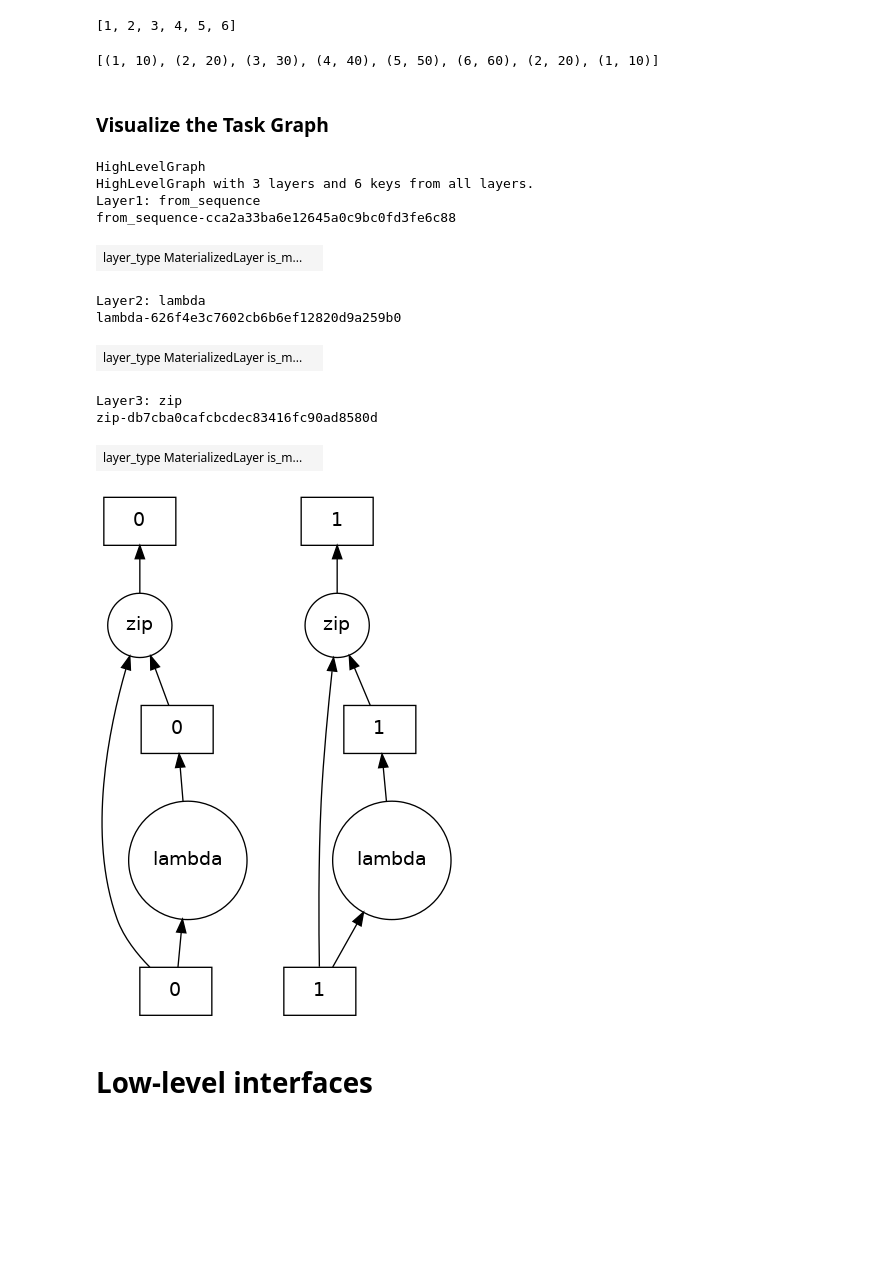
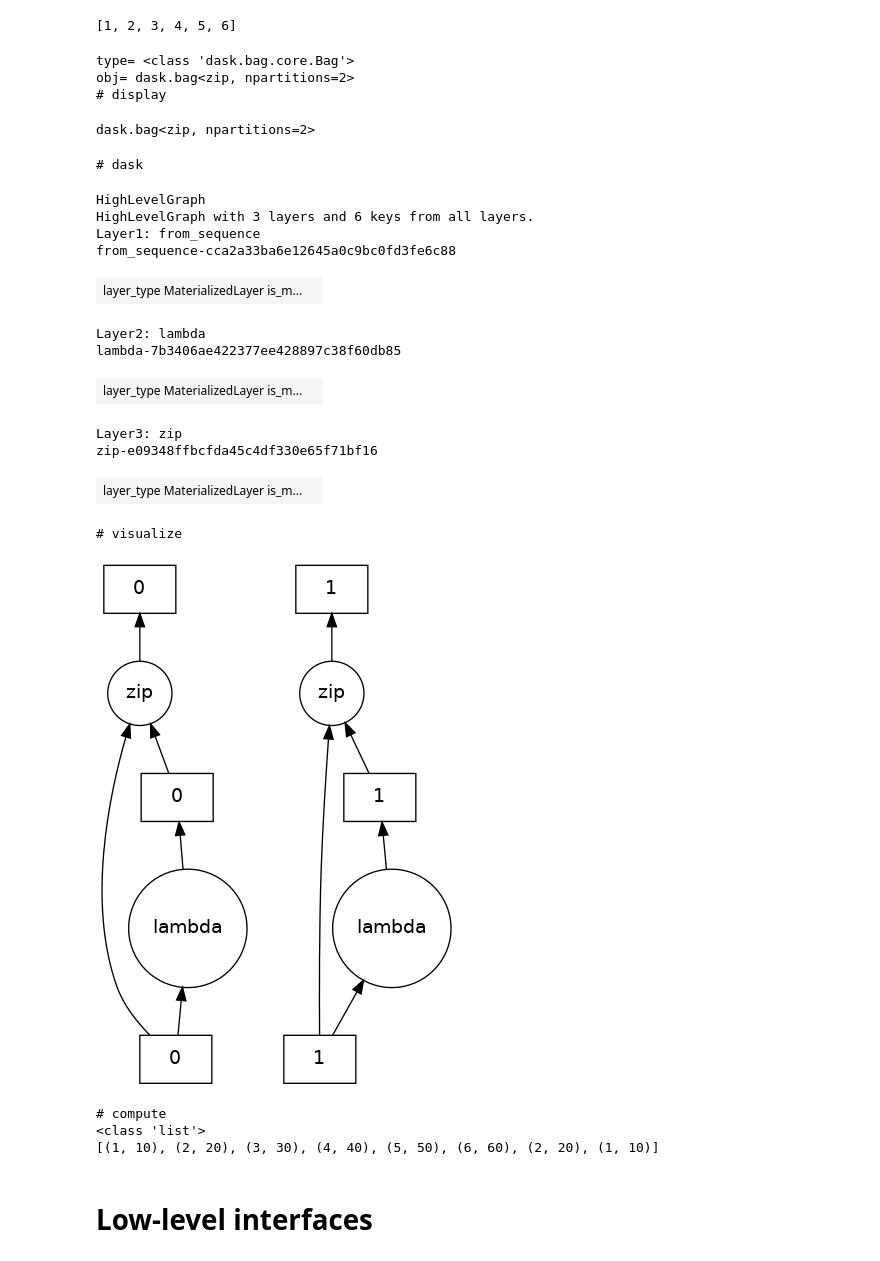
Before and after one commit to gpsaggese/umd_data605, a Jupyter notebook: tutorials/tutorial_dask/Dask_tutorial.ipynb, the cells around one changed output. Cells and saved outputs as stored; diff of their text form; code cells hidden in the pictures; blank space fills up the shorter version.

```diff
--- a/tutorials/tutorial_dask/Dask_tutorial.ipynb
+++ b/tutorials/tutorial_dask/Dask_tutorial.ipynb
@@ -681,30 +733,30 @@ b.distinct().compute()
 # %% [output]
 [1, 2, 3, 4, 5, 6]
 # %%
-c = db.zip(b, b.map(lambda x: x * 10))
-c.compute()
+obj = db.zip(b, b.map(lambda x: x * 10))
+print_dask(obj)
 # %% [output]
-[(1, 10), (2, 20), (3, 30), (4, 40), (5, 50), (6, 60), (2, 20), (1, 10)]
+type= <class 'dask.bag.core.Bag'>
+obj= dask.bag<zip, npartitions=2>
+# display
+dask.bag<zip, npartitions=2>
+# dask
+HighLevelGraph
+HighLevelGraph with 3 layers and 6 keys from all layers.
+Layer1: from_sequence
+from_sequence-cca2a33ba6e12645a0c9bc0fd3fe6c88
+| layer_type MaterializedLayer is_m... |  |
+Layer2: lambda
+lambda-7b3406ae422377ee428897c38f60db85
+| layer_type MaterializedLayer is_m... |  |
+Layer3: zip
+zip-e09348ffbcfda45c4df330e65f71bf16
+| layer_type MaterializedLayer is_m... |  |
+# visualize
+[figure, added]
+# compute
+<class 'list'>
+[(1, 10), (2, 20), (3, 30), (4, 40), (5, 50), (6, 60), (2, 20), (1, 10)]
-# %% [markdown]
-### Visualize the Task Graph
-# %%
-c.dask
-# %% [output]
-HighLevelGraph
-HighLevelGraph with 3 layers and 6 keys from all layers.
-Layer1: from_sequence
-from_sequence-cca2a33ba6e12645a0c9bc0fd3fe6c88
-| layer_type MaterializedLayer is_m... |  |
-Layer2: lambda
-lambda-626f4e3c7602cb6b6ef12820d9a259b0
-| layer_type MaterializedLayer is_m... |  |
-Layer3: zip
-zip-db7cba0cafcbcdec83416fc90ad8580d
-| layer_type MaterializedLayer is_m... |  |
-# %%
-c.visualize()
-# %% [output]
-[figure, removed]
 # %% [markdown]
 # Low-level interfaces
 # %% [markdown]
```
Also changed, not shown: parts of 17 cells of this notebook, 1 other file.
